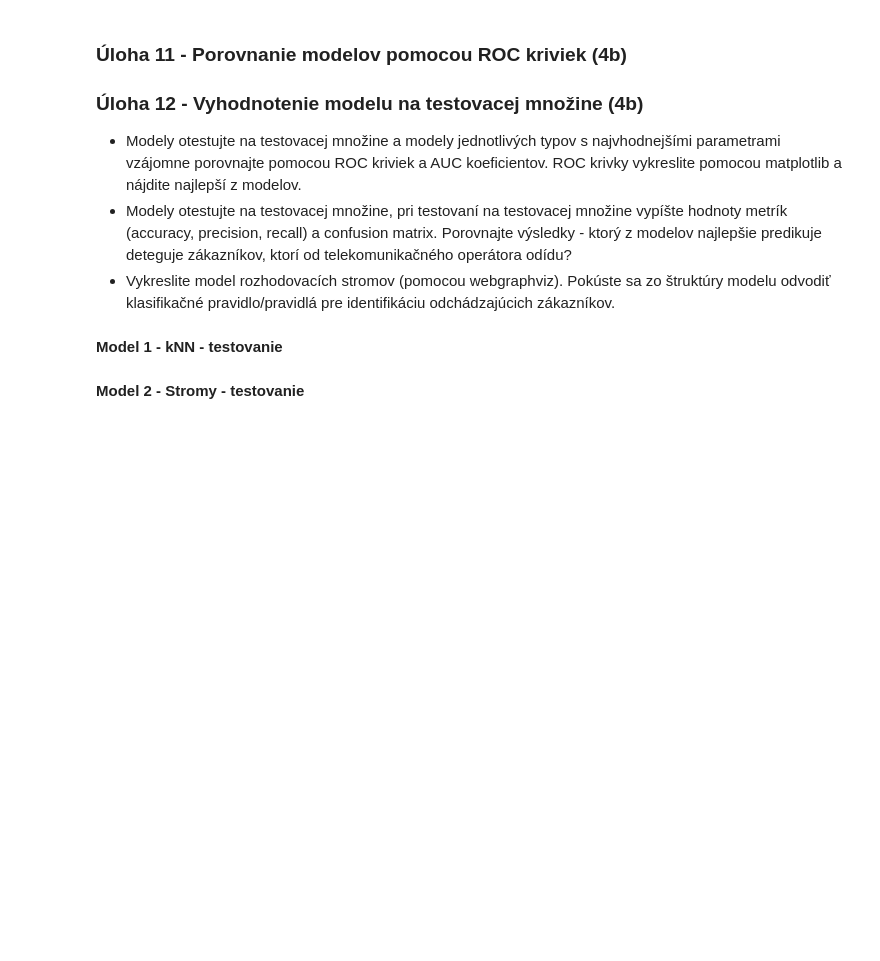
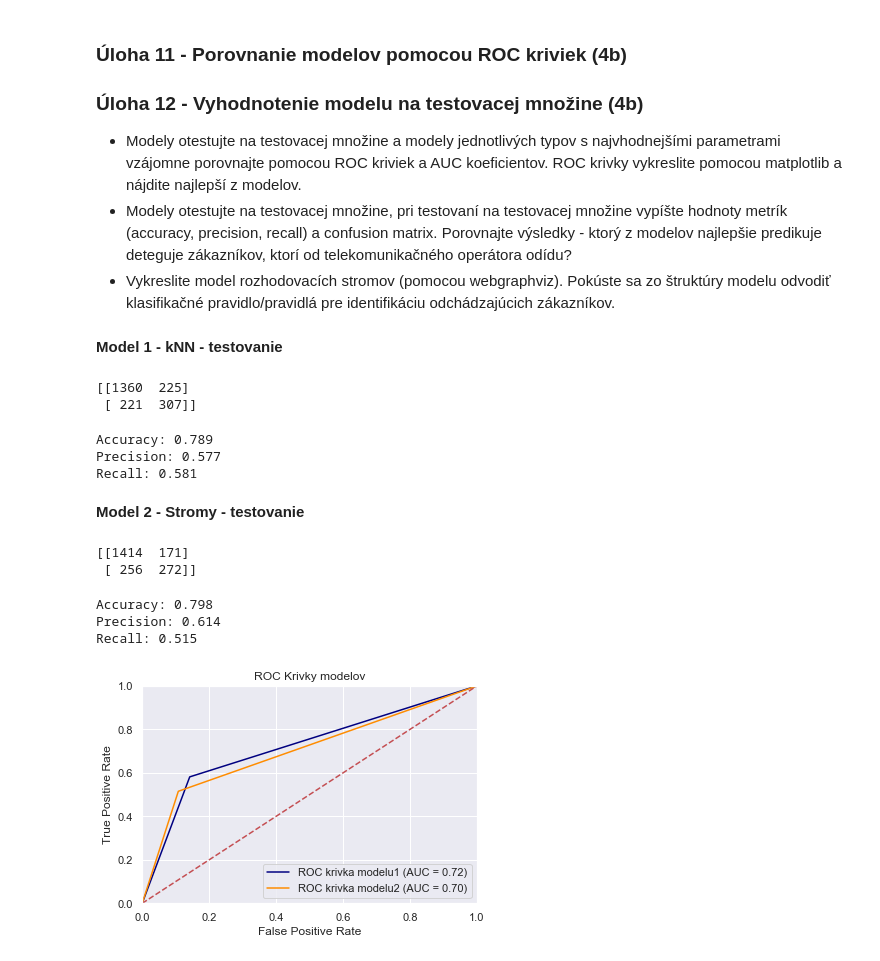
Before and after one commit to MichaellaSVK/WDA, a Jupyter notebook: Zadanie/notebook/Zadanie.ipynb, the cells around one changed output. Cells and saved outputs as stored; diff of their text form; code cells hidden in the pictures; blank space fills up the shorter version.

```diff
--- a/Zadanie/notebook/Zadanie.ipynb
+++ b/Zadanie/notebook/Zadanie.ipynb
@@ -446,5 +443,5 @@ metric_range = ['euclidean', 'manhattan']
 # %%
-param_grid = dict(n_neighbors=k_range, weights=weights_range, metric=metric_range)
+param_grid = dict(n_neighbors=k_range)
 # %%
 from sklearn.metrics import accuracy_score,precision_score, recall_score
 # %%
@@ -498,7 +505,7 @@ print(grid.best_score_)
 # %% [markdown]
 **Model 1 - kNN - testovanie**
 # %%
-model1 = KNeighborsClassifier(n_neighbors=31, weights='uniform', metric='manhattan')
+model1 = KNeighborsClassifier(n_neighbors=29)
 model1.fit(X_train, y_train)
 
 y_model1 = model1.predict(X_test)
@@ -506,10 +513,17 @@ y_model1 = model1.predict(X_test)
 from sklearn.metrics import confusion_matrix
 cm = confusion_matrix(y_test, y_model1)
 print(cm)
+# %% [output]
+[[1360  225]
+ [ 221  307]]
 # %%
 print("Accuracy: %0.3f" % accuracy_score(y_test, y_model1))
 print("Precision: %0.3f" % precision_score(y_test, y_model1))
 print("Recall: %0.3f" % recall_score(y_test, y_model1))
+# %% [output]
+Accuracy: 0.789
+Precision: 0.577
+Recall: 0.581
 # %% [markdown]
 **Model 2 - Stromy - testovanie**
 # %%
@@ -519,31 +533,40 @@ y_model2=model2.predict(X_test)
 
 cm = confusion_matrix(y_test, y_model2)
 print(cm)
+# %% [output]
+[[1414  171]
+ [ 256  272]]
 # %%
 print("Accuracy: %0.3f" % accuracy_score(y_test, y_model2))
 print("Precision: %0.3f" % precision_score(y_test, y_model2))
 print("Recall: %0.3f" % recall_score(y_test, y_model2))
+# %% [output]
+Accuracy: 0.798
+Precision: 0.614
+Recall: 0.515
 # %%
 #ROV KRIVKY
 from sklearn.metrics import roc_curve,auc
 
-fpr, tpr, thresholds = roc_curve(y_test, y_model, pos_label=1)
+fpr, tpr, thresholds = roc_curve(y_test, y_model1, pos_label=1)
 roc_auc = auc(fpr, tpr)
 
-fpr2, tpr2, thresholds2 = roc_curve(y_test_norm, y_model2, pos_label=1)
+fpr2, tpr2, thresholds2 = roc_curve(y_test, y_model2, pos_label=1)
 roc_auc2 = auc(fpr2, tpr2)
 
 plt.title('ROC Krivky modelov')
 plt.plot(fpr, tpr, 'navy', label = 'ROC krivka modelu1 (AUC = %0.2f)' % roc_auc)
 plt.plot(fpr2, tpr2, 'darkorange', label = 'ROC krivka modelu2 (AUC = %0.2f)' % roc_auc2)
 
 plt.legend(loc = 'lower right')
 plt.plot([0, 1], [0, 1],'r--')
 plt.xlim([0, 1])
 plt.ylim([0, 1])
 plt.ylabel('True Positive Rate')
 plt.xlabel('False Positive Rate')
 plt.show()
+# %% [output]
+[figure, added]
 # %%
 #vykreslenie stromu - webgraphviz
 from sklearn import tree
```
Also changed, not shown: parts of 5 cells of this notebook, 1 other file.
